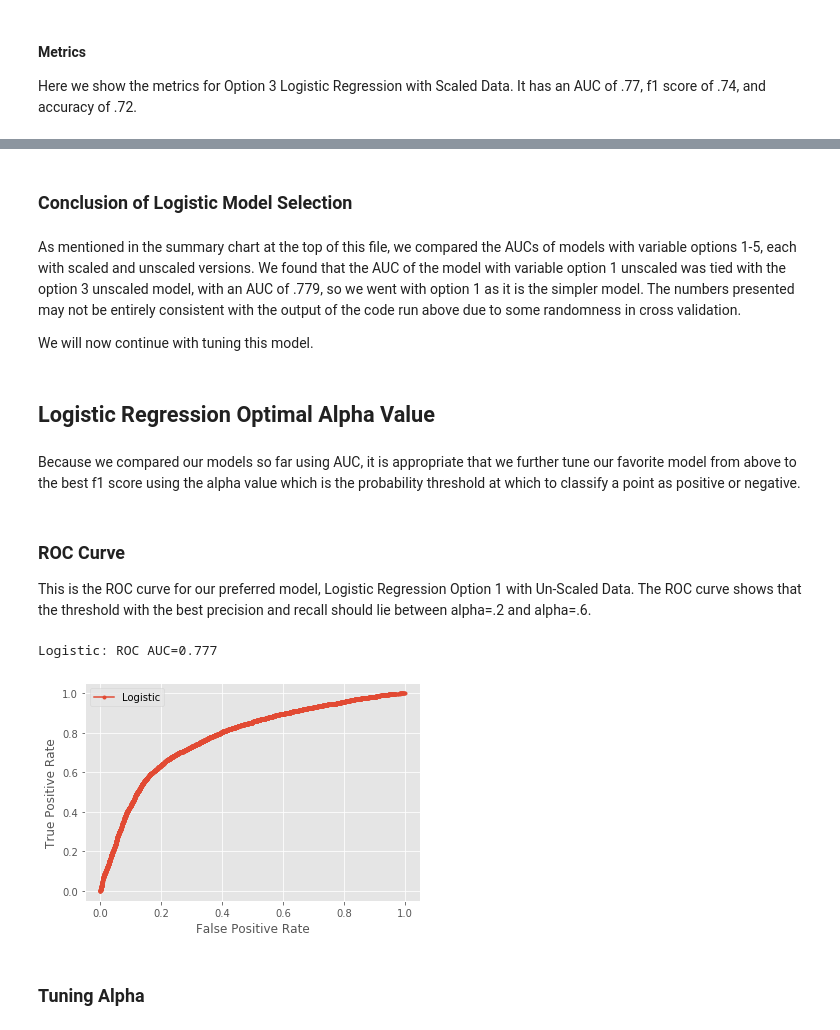
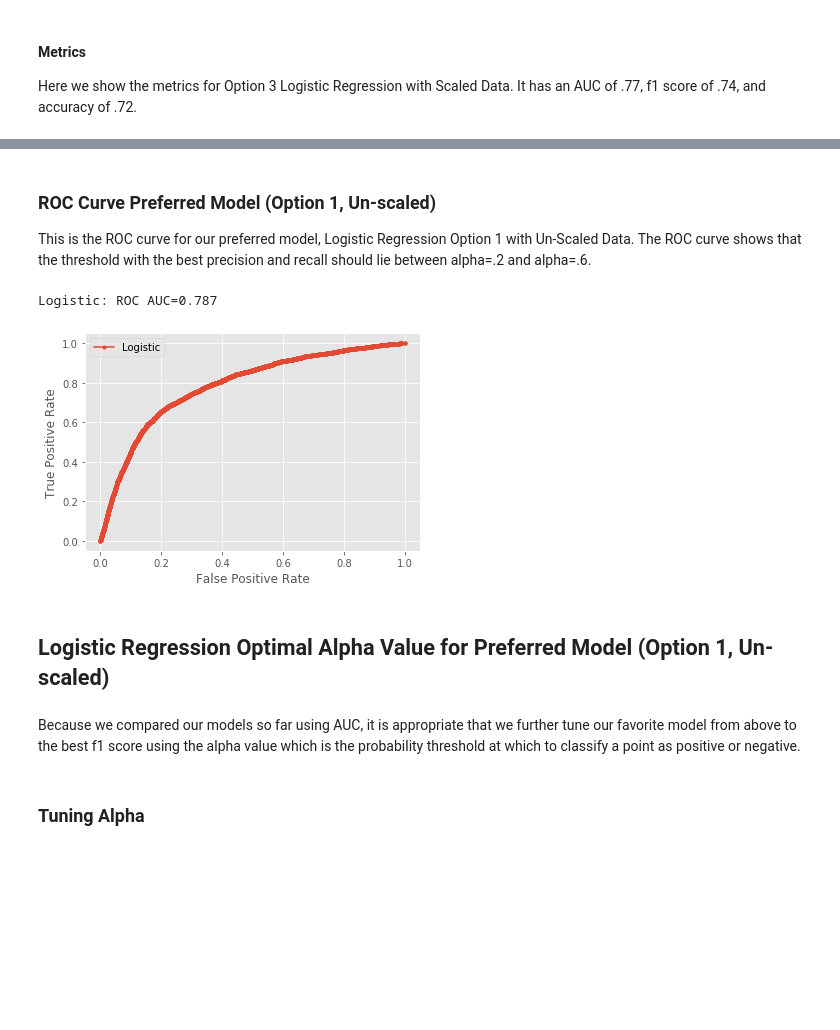
Before and after one commit to tinapai/SMUMSDS-ML1, a Jupyter notebook: Minilab.ipynb, the cells around one changed output, grey strips where cells are left out. Saved outputs shown, nothing was run; the diff lists cells and outputs as text; code cells hidden in the pictures; blank space fills up the shorter version.

Commit message:
fix some errors mentioned in slack

```diff
--- a/Minilab.ipynb
+++ b/Minilab.ipynb
@@ -544,46 +537,40 @@ confusion matrix
     accuracy                           0.72     10611
    macro avg       0.71      0.72      0.71     10611
 weighted avg       0.72      0.72      0.72     10611
-# %% [markdown]
-### Conclusion of Logistic Model Selection
-# %% [markdown]
-As mentioned in the summary chart at the top of this file, we compared the AUCs of models with variable options 1-5, each with scaled and unscaled versions. We found that the AUC of the model with variable option 1 unscaled was tied with the option 3 unscaled model, with an AUC of .779, so we went with option 1 as it is the simpler model. The numbers presented may not be entirely consistent with the output of the code run above due to some randomness in cross validation.
-
-We will now continue with tuning this model.
+# %% [markdown]
+###  ROC Curve   Preferred Model (Option 1, Un-scaled)
+
+This is the ROC curve for our preferred model, Logistic Regression Option 1 with Un-Scaled Data. The ROC curve shows that the threshold with the best precision and recall should lie between alpha=.2 and alpha=.6.
+# %%
+
+fav_lr_clf.fit(X_train, y_train)
+
+# predict probabilities
+fav_lr_probs = fav_lr_clf.predict_proba(X_test)
+# keep probabilities for the positive outcome only
+fav_lr_probs = fav_lr_probs[:, 1]
+# calculate scores
+fav_lr_auc = roc_auc_score(y_test, fav_lr_probs)
+# summarize scores\
+print('Logistic: ROC AUC=%.3f' % (fav_lr_auc))
+# calculate roc curves
+fav_lr_fpr, fav_lr_tpr, _ = roc_curve(y_test, fav_lr_probs)
+# plot the roc curve for the model
+pyplot.plot(fav_lr_fpr, fav_lr_tpr, marker='.', label='Logistic')
+# axis labels
+pyplot.xlabel('False Positive Rate')
+pyplot.ylabel('True Positive Rate')
+# show the legend
+pyplot.legend()
+# show the plot
+pyplot.show()
+# %% [output]
+Logistic: ROC AUC=0.787
+[figure, added]
 # %% [markdown]
-## Logistic Regression Optimal Alpha Value
+## Logistic Regression Optimal Alpha Value for Preferred Model (Option 1, Un-scaled)
 # %% [markdown]
 Because we compared our models so far using AUC, it is appropriate that we further tune our favorite model from above to the best f1 score using the alpha value which is the probability threshold at which to classify a point as positive or negative.
-# %% [markdown]
-###  ROC Curve
-
-This is the ROC curve for our preferred model, Logistic Regression Option 1 with Un-Scaled Data. The ROC curve shows that the threshold with the best precision and recall should lie between alpha=.2 and alpha=.6.
-# %%
-
-fav_lr_clf.fit(X_train, y_train)
-
-# predict probabilities
-fav_lr_probs = fav_lr_clf.predict_proba(X_test)
-# keep probabilities for the positive outcome only
-fav_lr_probs = fav_lr_probs[:, 1]
-# calculate scores
-fav_lr_auc = roc_auc_score(y_test, fav_lr_probs)
-# summarize scores\
-print('Logistic: ROC AUC=%.3f' % (fav_lr_auc))
-# calculate roc curves
-fav_lr_fpr, fav_lr_tpr, _ = roc_curve(y_test, fav_lr_probs)
-# plot the roc curve for the model
-pyplot.plot(fav_lr_fpr, lr_tpr, marker='.', label='Logistic')
-# axis labels
-pyplot.xlabel('False Positive Rate')
-pyplot.ylabel('True Positive Rate')
-# show the legend
-pyplot.legend()
-# show the plot
-pyplot.show()
-# %% [output]
-Logistic: ROC AUC=0.777
-[figure, removed]
 # %% [markdown]
 ### Tuning Alpha
 # %% [markdown]
```
Also changed, not shown: parts of 103 cells of this notebook.
